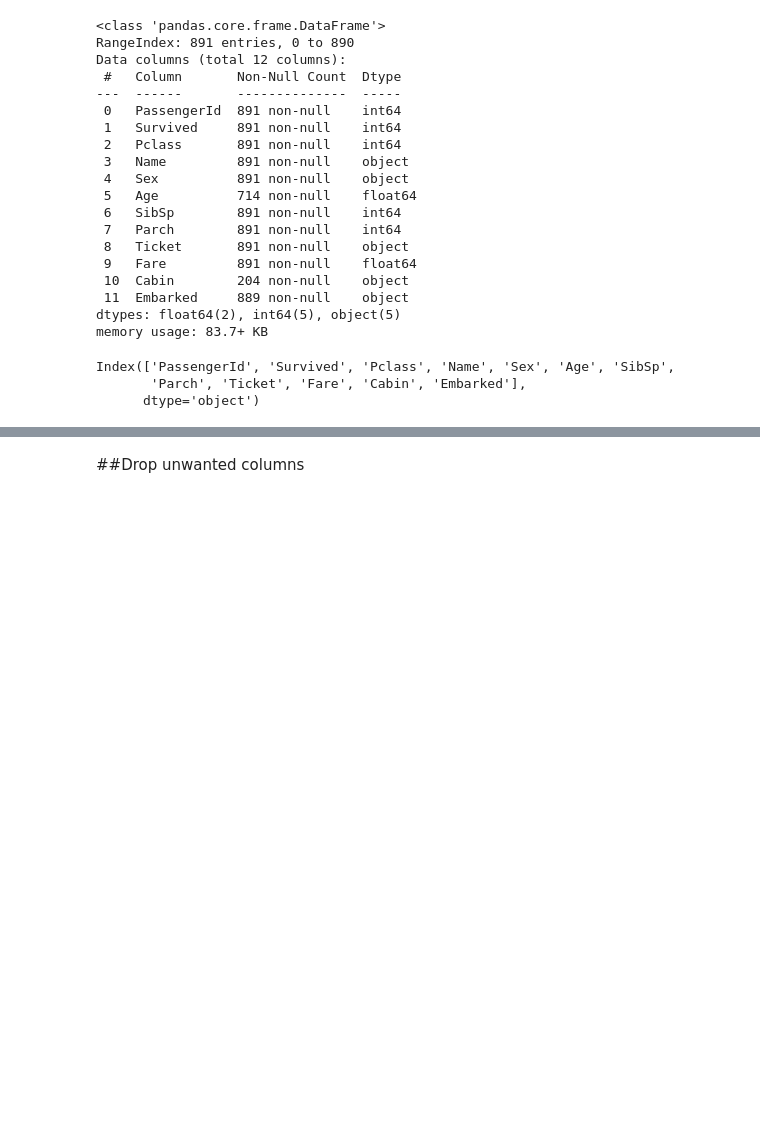
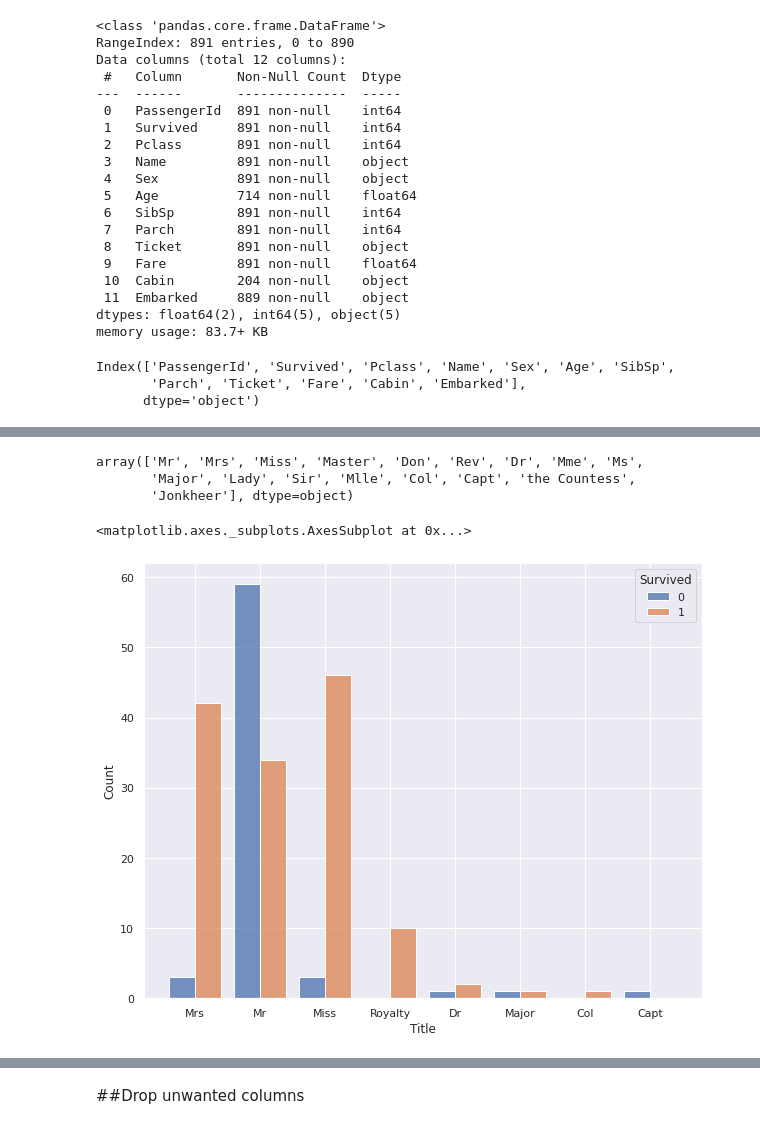
Before and after one commit to araghuwanshi19/titanic_exploration, a Jupyter notebook: titanic_exploration.ipynb, the cells around one changed output, grey strips where cells are left out. Drawn from its saved outputs; the diff is of its cells as text; code cells hidden in the pictures; blank space fills up the shorter version.

```diff
--- a/titanic_exploration.ipynb
+++ b/titanic_exploration.ipynb
@@ -46,0 +62,37 @@ Index(['PassengerId', 'Survived', 'Pclass', 'Name', 'Sex', 'Age', 'SibSp',
+# %%
+# extraxt title from names
+df['Title'] = df['Name'].apply(lambda name: name.split(',')[1].split('.')[0].strip())
+df['Title'].unique()
+# %% [output]
+array(['Mr', 'Mrs', 'Miss', 'Master', 'Don', 'Rev', 'Dr', 'Mme', 'Ms',
+       'Major', 'Lady', 'Sir', 'Mlle', 'Col', 'Capt', 'the Countess',
+       'Jonkheer'], dtype=object)
+# %%
+# normalize titles
+normalized_titles = {
+    'Mr' : 'Mr',
+    'Mrs': 'Mrs',
+    'Miss' : 'Miss',
+    'Master' : 'Royalty',
+    'Don' : 'Royalty',
+    'Rev' : 'Royalty',
+    'Dr' : 'Dr',
+    'Mme' : 'Mrs',
+    'Ms' : 'Miss',
+    'Major' : 'Major',
+    'Lady' : 'Royalty',
+    'Sir' : 'Royalty',
+    'Mlle' : 'Miss',
+    'Col' : 'Col',
+    'Capt' : 'Capt',
+    'the Countess' : 'Royalty',
+    'Jonkheer' : 'Royalty'
+}
+# %%
+df['Title'] = df['Title'].map(normalized_titles)
+# %%
+sns.set(rc = {'figure.figsize':(10,8)})
+sns.histplot(x='Title', hue='Survived', data=df[-(df.Cabin == 'U')], stat="count", multiple="dodge", shrink=0.8)
+# %% [output]
+<matplotlib.axes._subplots.AxesSubplot at 0x...>
+[figure, added]
```
Also changed, not shown: parts of 32 cells of this notebook.
